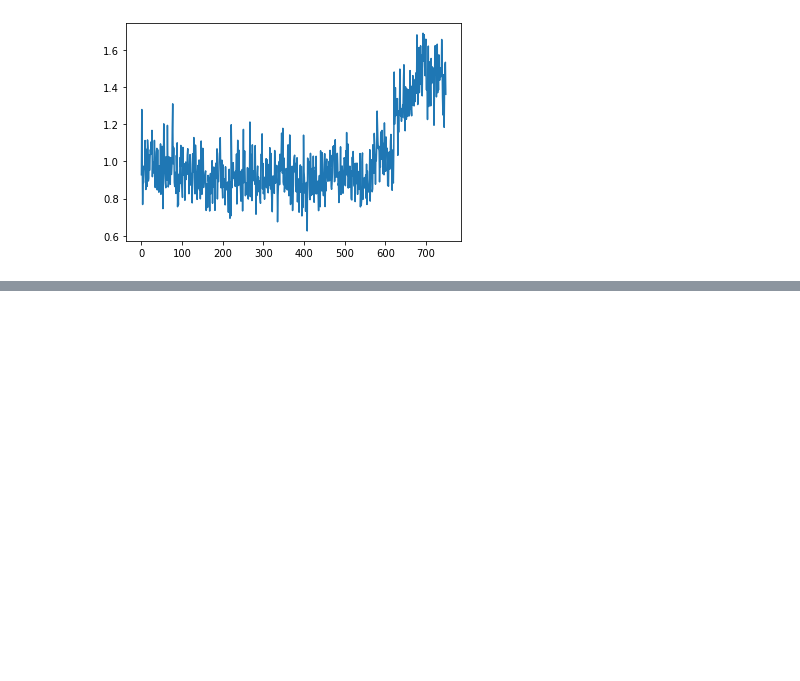
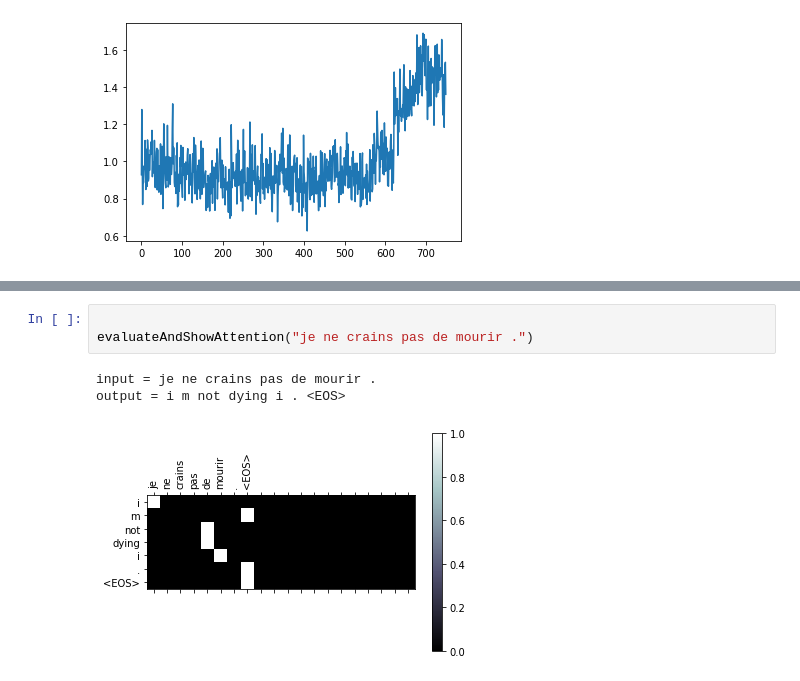
Before and after one commit to alimoezzi/deepLearningRecipes, a Jupyter notebook: seq2seq_translation_attention.ipynb, the cells around one changed output, grey strips where cells are left out. Saved outputs shown, nothing was run; the diff lists cells and outputs as text; blank space fills up the shorter version.

```diff
--- a/seq2seq_translation_attention.ipynb
+++ b/seq2seq_translation_attention.ipynb
@@ -478,0 +531,7 @@ Bleu Score: 0.4687991142272949
+# %%
+
+evaluateAndShowAttention("je ne crains pas de mourir .")
+# %% [output]
+input = je ne crains pas de mourir .
+output = i m not dying i . <EOS>
+[figure, added]
```
Also changed, not shown: parts of 8 cells of this notebook, 2 other files.
